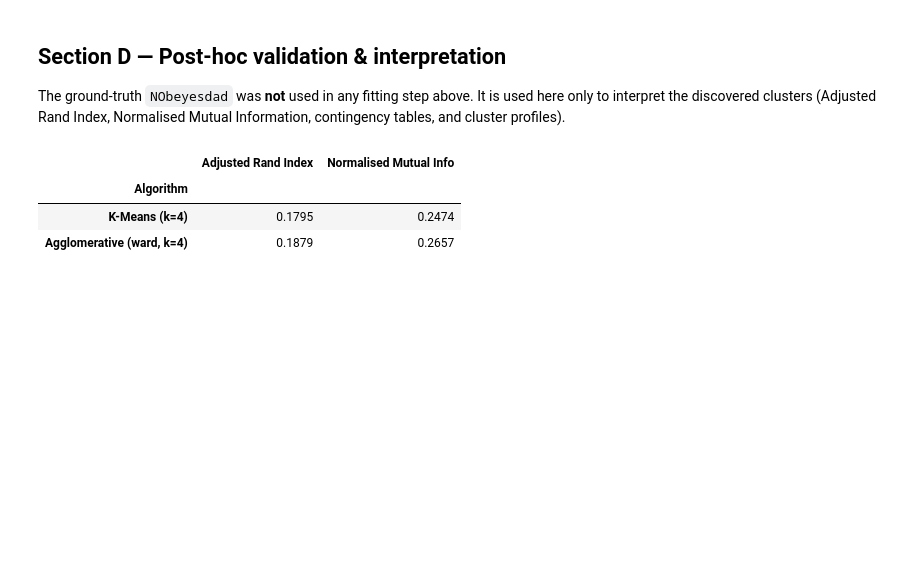
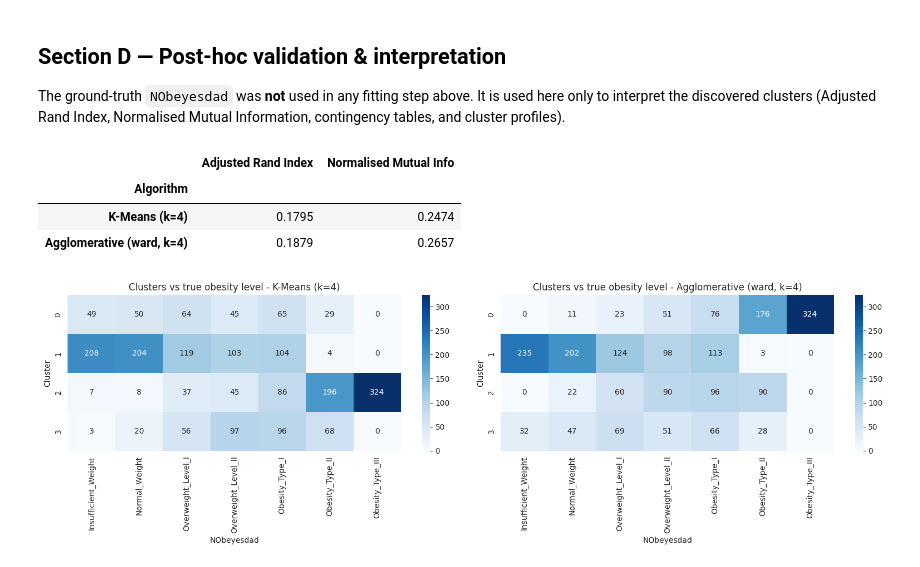
Before and after one commit to Isvarr/capstone_ml, a Jupyter notebook: clustering.ipynb, the cells around one changed output. Saved outputs shown, nothing was run; the diff lists cells and outputs as text; code cells hidden in the pictures; blank space fills up the shorter version.

```diff
--- a/clustering.ipynb
+++ b/clustering.ipynb
@@ -382,3 +382,14 @@ pd.DataFrame(ext_rows).set_index('Algorithm').round(4)
 | Algorithm |  |  |
 | K-Means (k=4) | 0.1795 | 0.2474 |
 | Agglomerative (ward, k=4) | 0.1879 | 0.2657 |
+# %%
+order = ['Insufficient_Weight', 'Normal_Weight', 'Overweight_Level_I', 'Overweight_Level_II',
+         'Obesity_Type_I', 'Obesity_Type_II', 'Obesity_Type_III']
+fig, axes = plt.subplots(1, 2, figsize=(16, 5))
+for ax, (name, lab) in zip(axes, cluster_results.items()):
+    ct = pd.crosstab(pd.Series(lab, name='Cluster'), y_true).reindex(columns=order)
+    sns.heatmap(ct, annot=True, fmt='d', cmap='Blues', ax=ax)
+    ax.set_title(f'Clusters vs true obesity level - {name}')
+plt.tight_layout(); plt.show()
+# %% [output]
+[figure, added]
```
Also changed, not shown: parts of 6 cells of this notebook.
